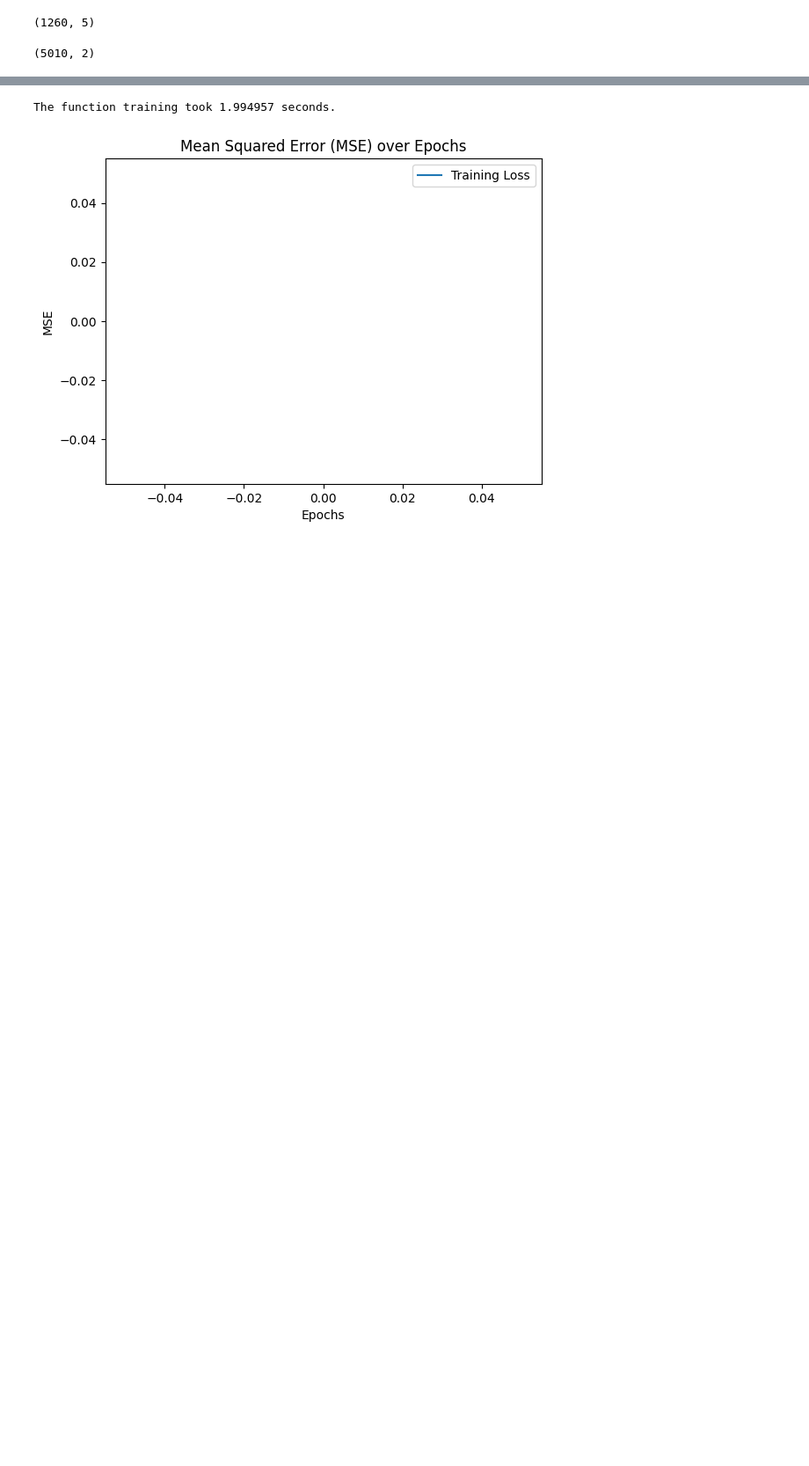
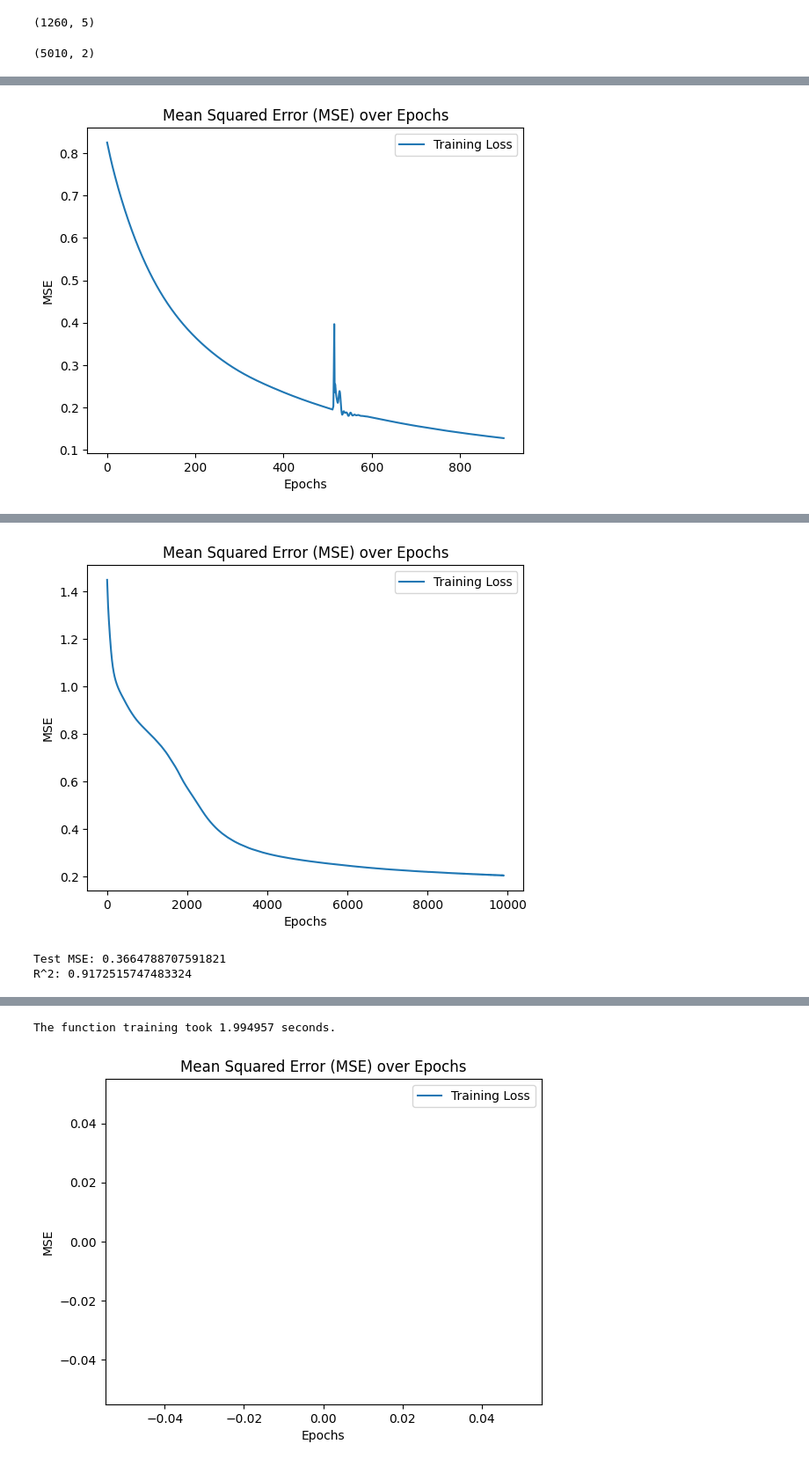
Before and after one commit to Jackmos/Multi-Fidelity-MCMC-methods, a Jupyter notebook: PACS_project2/Lotka_Volterra/LV_4par_test_case.ipynb, the cells around one changed output, grey strips where cells are left out. Shown at 88% size. Cells and saved outputs as stored; diff of their text form; code cells hidden in the pictures; blank space fills up the shorter version.

```diff
--- a/PACS_project2/Lotka_Volterra/LV_4par_test_case.ipynb
+++ b/PACS_project2/Lotka_Volterra/LV_4par_test_case.ipynb
@@ -179,0 +298,64 @@ y_HF.shape
+# %%
+N=[1000,10000]
+n=[500,1000]
+names = ['LF', 'HF']
+
+# parameters
+bestLF_params = {
+    "lr": 0.0255,
+    "kernel_init": "glorot_uniform",
+    "opt": "Adam",
+}
+best_params={'kernel_init': 'uniform', 'l2weight': 0.005395541657336886, 'lr': 0.0025412188591473228, 'nodes': 12.0, 'opt': 'Adamax'}
+
+params_NN=[bestLF_params, best_params]
+
+
+# collection of the parameters
+definition_2steps = {
+    "network_type": "2step",
+    "names": names,
+    "params": params_NN,
+    "data_train": [x_LF,x_HF],
+    "output_train": [y_LF, y_HF],
+    "N": N,
+    "n": n,
+    "train": True,
+    "do_HPO": False,
+    "verbose": False
+}
+
+final_model = NetworkFactory.build_network(**definition_2steps)
+
+solver_test=System2()
+params_values_test = combinations_array[0:20,:]
+(t_test,y_test,mu_test)=solver_test.generate_dataset(T=5.0, params=params_values_test, h=0.005, fidelity='HF')
+solver_test.save_dataset('dataset_test_4params.h5')
+
+
+
+# Create the Cartesian product of the indices
+cartesian_product_indices = np.array(np.meshgrid(np.arange(mu_test.shape[0]), np.arange(t_test.shape[0]))).T.reshape(-1, 2)
+
+# Extract the respective elements from the original vectors
+datatest = np.hstack((t_test[cartesian_product_indices[:, 1]].reshape(-1, 1), mu_test[cartesian_product_indices[:, 0]]))
+#print(combined_vectors)
+
+
+y_test_pred=final_model.prediction(datatest)
+
+(mse_MF,R_MF)=final_model.performance(datatest,np.array(y_test).reshape(-1,solver_test.get_dim()))
+
+
+# Plotting data
+plt.plot(x_HF[:, 0], y_HF, 'ro', label='HF training data', markersize=4)
+plt.plot(datatest[:, 0], np.array(y_test).reshape(-1, 2))
+plt.plot(datatest[:, 0], y_test_pred, 'k--', label='pred HF')
+
+# Adding legend and title
+plt.legend()
+plt.title('High fidelity model')
+
+# Show the plot
+plt.show()
+# %% [output]
@@ -179,0 +363 @@ y_HF.shape
+[figure, added]
@@ -179,0 +365,3 @@ y_HF.shape
+[figure, added]
+Test MSE: 0.3664788707591821
+R^2: 0.9172515747483324
```
Also changed, not shown: parts of 5 cells of this notebook, 8 other files.
